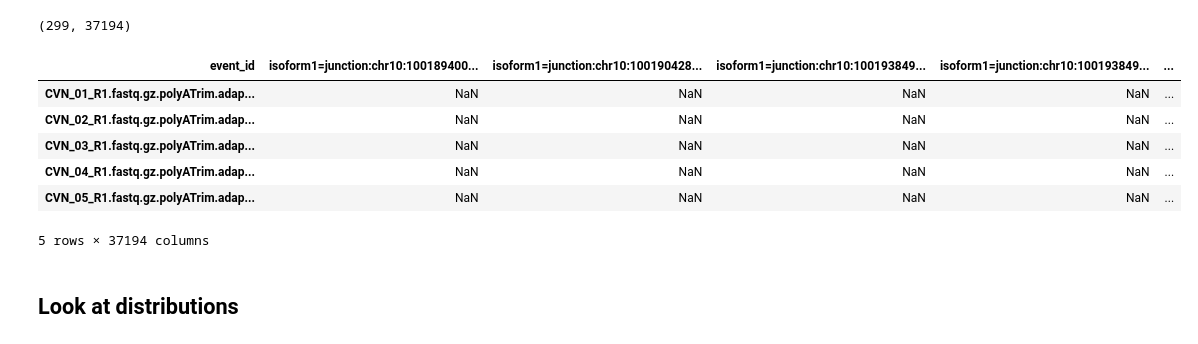
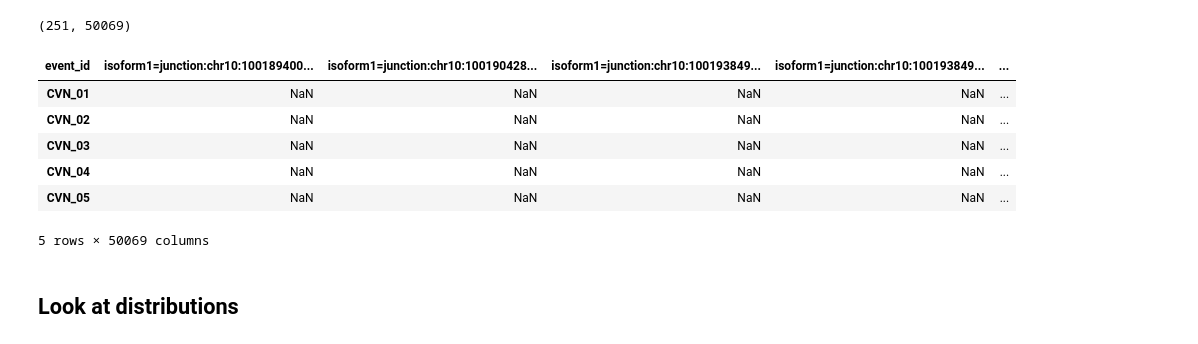
Before and after one commit to YeoLab/singlecell_pnm, a Jupyter notebook: 00_Data_collection/20_Filter_out_non-alternative_splicing_events.ipynb, the cells around one changed output. Saved outputs shown, nothing was run; the diff lists cells and outputs as text; code cells hidden in the pictures.

```diff
--- a/00_Data_collection/20_Filter_out_non-alternative_splicing_events.ipynb
+++ b/00_Data_collection/20_Filter_out_non-alternative_splicing_events.ipynb
@@ -18,18 +18,18 @@ import matplotlib.pyplot as plt
 # %%
 from __future__ import print_function
 # %%
-psi = pd.read_csv('{}/outrigger_v2_rmdup_unstranded/psi/outrigger_psi.csv'.format(folder), index_col=0).T
+psi = pd.read_csv('{}/outrigger_v2_bam_unstranded/psi/outrigger_psi.csv'.format(folder), index_col=0).T
 print(psi.shape)
 psi.head()
 # %% [output]
-(299, 37194)
+(251, 50069)
 | event_id | isoform1=junction:chr10:100189400... | isoform1=junction:chr10:100190428... | isoform1=junction:chr10:100193849... | isoform1=junction:chr10:100193849... | ... |
-| CVN_01_R1.fastq.gz.polyATrim.adap... | NaN | NaN | NaN | NaN | ... |
-| CVN_02_R1.fastq.gz.polyATrim.adap... | NaN | NaN | NaN | NaN | ... |
-| CVN_03_R1.fastq.gz.polyATrim.adap... | NaN | NaN | NaN | NaN | ... |
-| CVN_04_R1.fastq.gz.polyATrim.adap... | NaN | NaN | NaN | NaN | ... |
-| CVN_05_R1.fastq.gz.polyATrim.adap... | NaN | NaN | NaN | NaN | ... |
+| CVN_01 | NaN | NaN | NaN | NaN | ... |
+| CVN_02 | NaN | NaN | NaN | NaN | ... |
+| CVN_03 | NaN | NaN | NaN | NaN | ... |
+| CVN_04 | NaN | NaN | NaN | NaN | ... |
+| CVN_05 | NaN | NaN | NaN | NaN | ... |
-5 rows × 37194 columns
+5 rows × 50069 columns
 # %% [markdown]
 ## Look at distributions
 # %%
```
Also changed, not shown: parts of 6 cells of this notebook, 40 other files.
